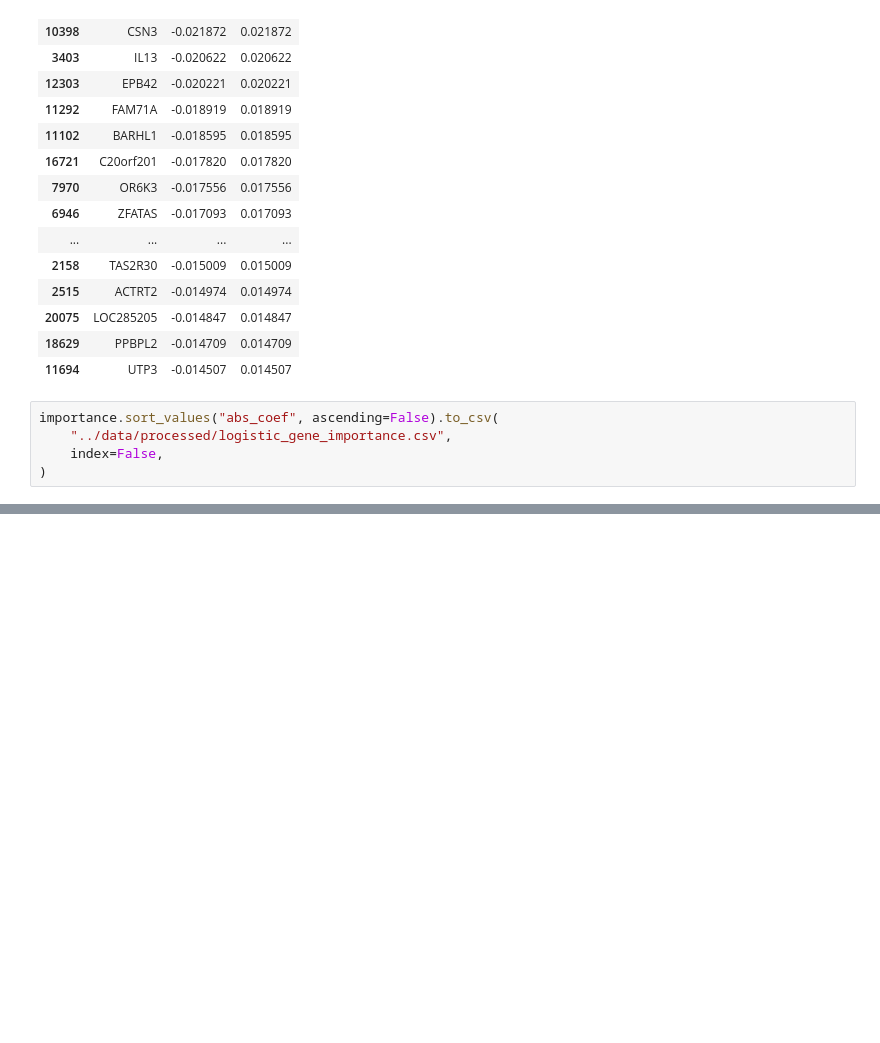
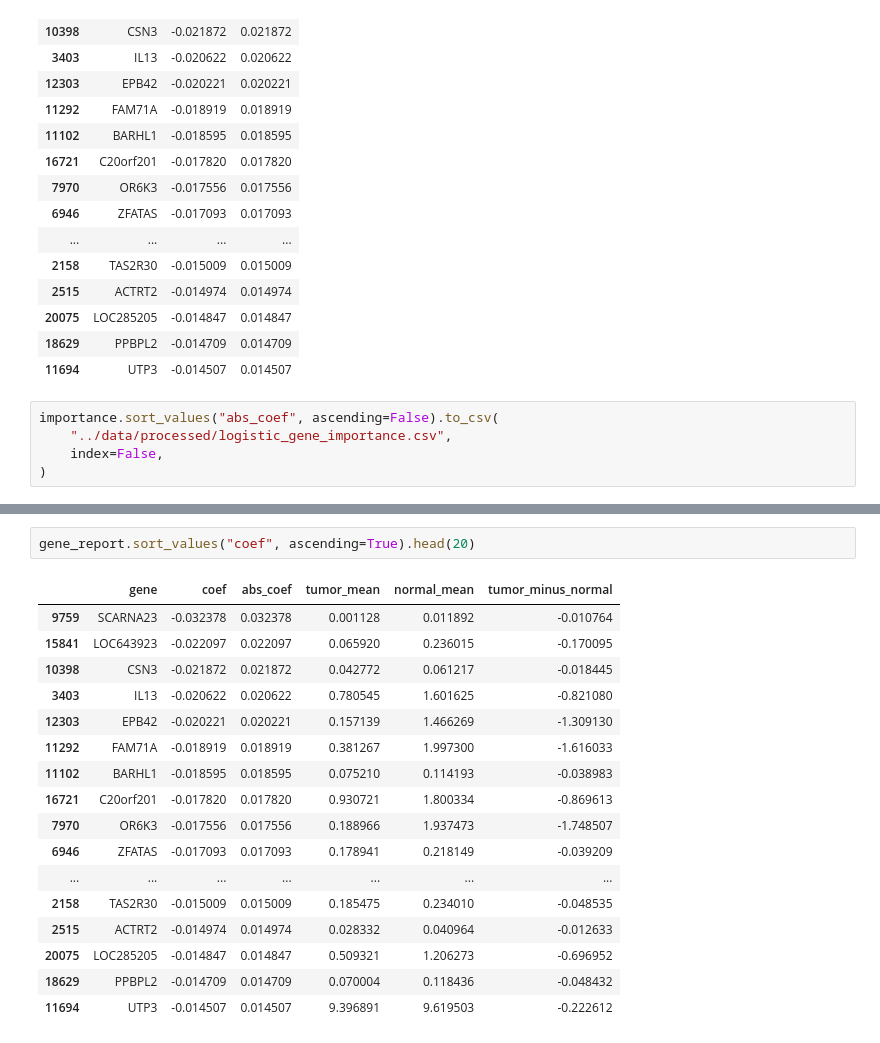
Before and after one commit to aditya-git16/cancer-lab, a Jupyter notebook: notebooks/04_gene_importance.ipynb, the cells around one changed output, grey strips where cells are left out. Drawn from its saved outputs; the diff is of its cells as text; blank space fills up the shorter version.

```diff
--- a/notebooks/04_gene_importance.ipynb
+++ b/notebooks/04_gene_importance.ipynb
@@ -108,0 +192,20 @@ importance.sort_values("abs_coef", ascending=False).to_csv(
+# %%
+gene_report.sort_values("coef", ascending=True).head(20)
+# %% [output]
+|  | gene | coef | abs_coef | tumor_mean | normal_mean | tumor_minus_normal |
+| 9759 | SCARNA23 | -0.032378 | 0.032378 | 0.001128 | 0.011892 | -0.010764 |
+| 15841 | LOC643923 | -0.022097 | 0.022097 | 0.065920 | 0.236015 | -0.170095 |
+| 10398 | CSN3 | -0.021872 | 0.021872 | 0.042772 | 0.061217 | -0.018445 |
+| 3403 | IL13 | -0.020622 | 0.020622 | 0.780545 | 1.601625 | -0.821080 |
+| 12303 | EPB42 | -0.020221 | 0.020221 | 0.157139 | 1.466269 | -1.309130 |
+| 11292 | FAM71A | -0.018919 | 0.018919 | 0.381267 | 1.997300 | -1.616033 |
+| 11102 | BARHL1 | -0.018595 | 0.018595 | 0.075210 | 0.114193 | -0.038983 |
+| 16721 | C20orf201 | -0.017820 | 0.017820 | 0.930721 | 1.800334 | -0.869613 |
+| 7970 | OR6K3 | -0.017556 | 0.017556 | 0.188966 | 1.937473 | -1.748507 |
+| 6946 | ZFATAS | -0.017093 | 0.017093 | 0.178941 | 0.218149 | -0.039209 |
+| ... | ... | ... | ... | ... | ... | ... |
+| 2158 | TAS2R30 | -0.015009 | 0.015009 | 0.185475 | 0.234010 | -0.048535 |
+| 2515 | ACTRT2 | -0.014974 | 0.014974 | 0.028332 | 0.040964 | -0.012633 |
+| 20075 | LOC285205 | -0.014847 | 0.014847 | 0.509321 | 1.206273 | -0.696952 |
+| 18629 | PPBPL2 | -0.014709 | 0.014709 | 0.070004 | 0.118436 | -0.048432 |
+| 11694 | UTP3 | -0.014507 | 0.014507 | 9.396891 | 9.619503 | -0.222612 |
```
Also changed, not shown: parts of 10 cells of this notebook.
